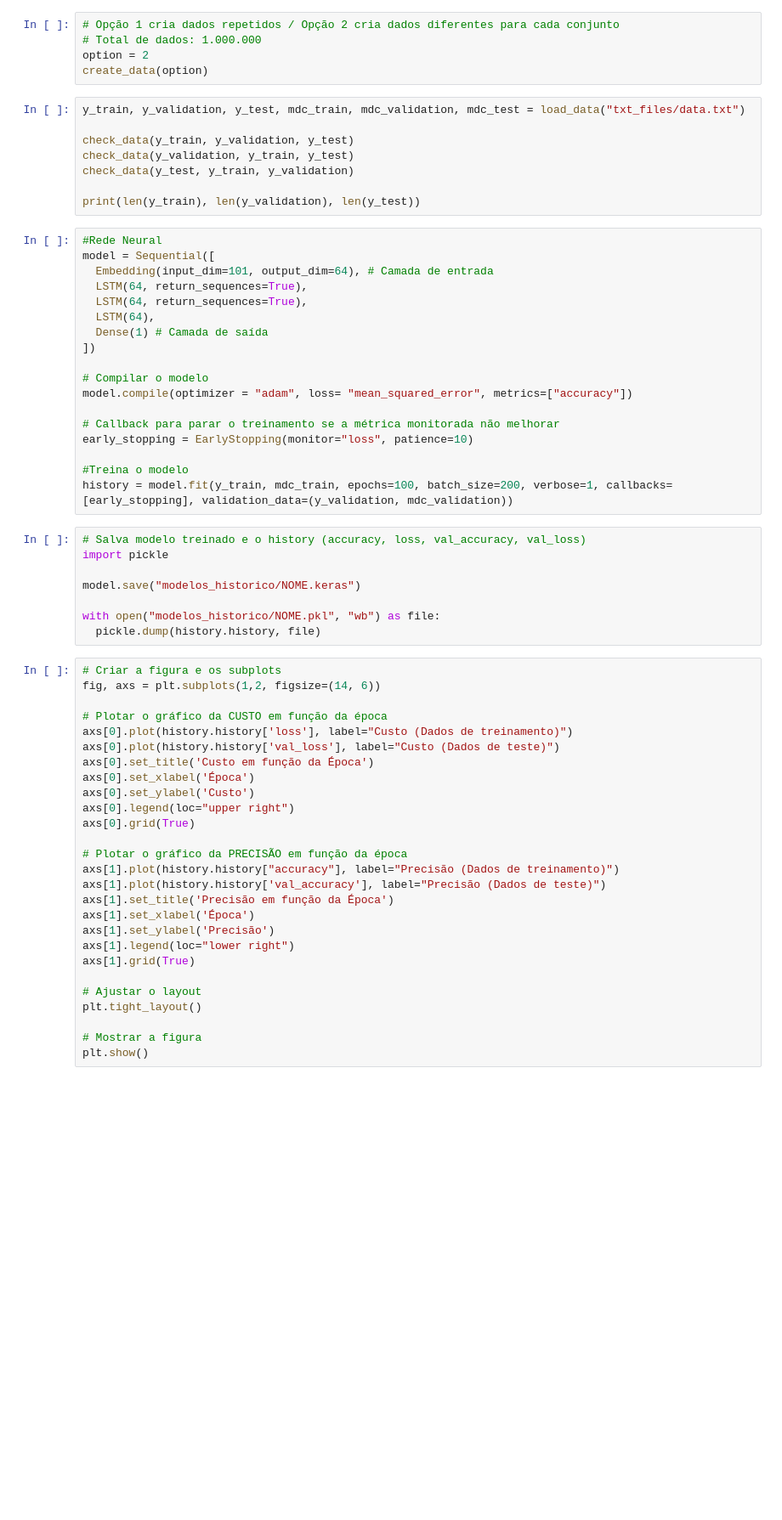
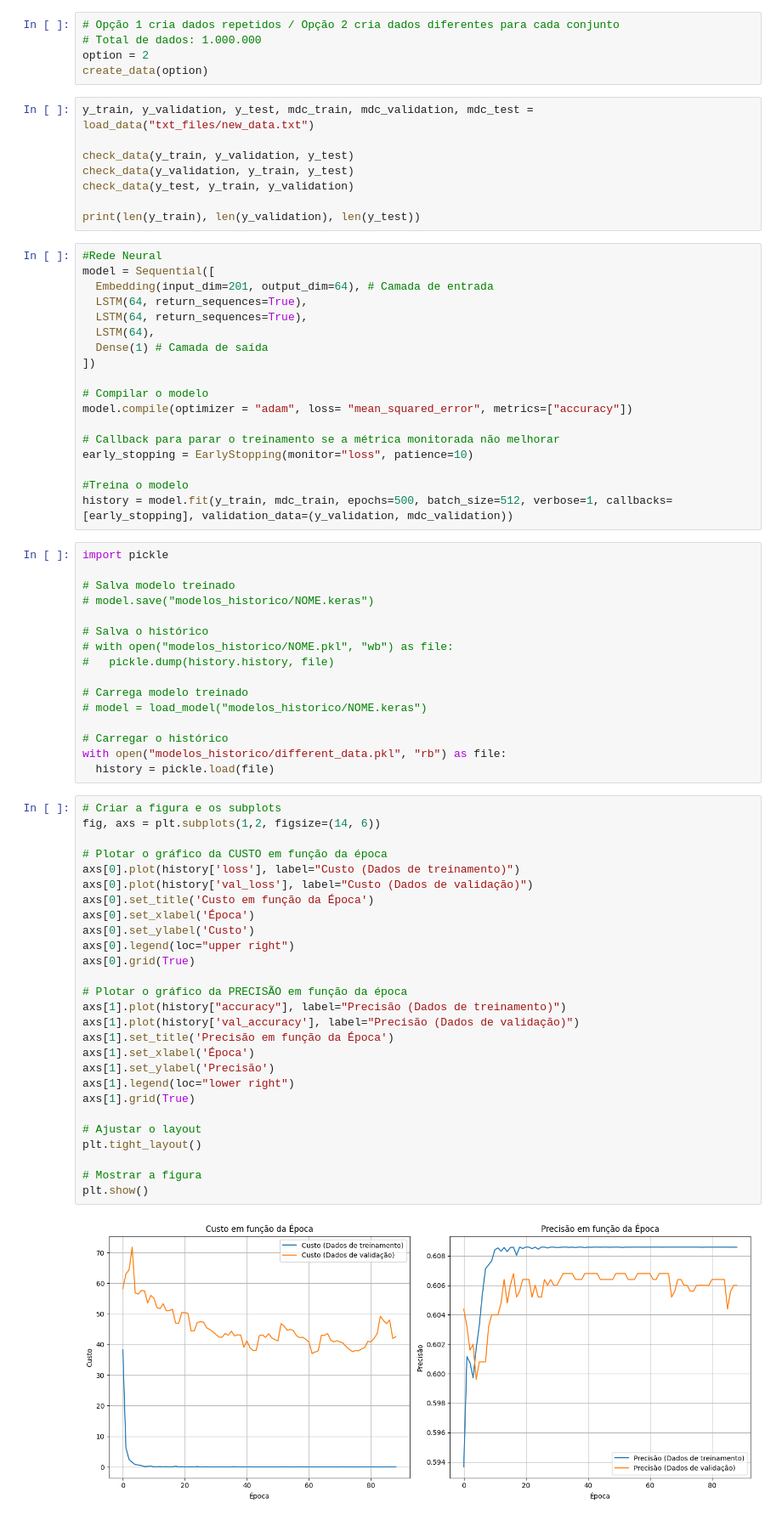
Before and after one commit to ernanimansur/rede-neural-calculo-mdc, a Jupyter notebook: main.ipynb, the cells around one changed output. Shown: that part at 85% size. Cells and saved outputs as stored; diff of their text form; blank space fills up the shorter version.

```diff
--- a/main.ipynb
+++ b/main.ipynb
@@ -89,7 +90,7 @@ def delete_duplicate_ordanate(array):
 option = 2
 create_data(option)
 # %%
-y_train, y_validation, y_test, mdc_train, mdc_validation, mdc_test = load_data("txt_files/data.txt")
+y_train, y_validation, y_test, mdc_train, mdc_validation, mdc_test = load_data("txt_files/new_data.txt")
 
 check_data(y_train, y_validation, y_test)
 check_data(y_validation, y_train, y_test)
@@ -99,7 +100,7 @@ print(len(y_train), len(y_validation), len(y_test))
 # %%
 #Rede Neural
 model = Sequential([
-  Embedding(input_dim=101, output_dim=64), # Camada de entrada
+  Embedding(input_dim=201, output_dim=64), # Camada de entrada
   LSTM(64, return_sequences=True),
   LSTM(64, return_sequences=True),
   LSTM(64),
@@ -113,42 +114,52 @@ model.compile(optimizer = "adam", loss= "mean_squared_error", metrics=["accuracy
 early_stopping = EarlyStopping(monitor="loss", patience=10)
 
 #Treina o modelo
-history = model.fit(y_train, mdc_train, epochs=100, batch_size=200, verbose=1, callbacks=[early_stopping], validation_data=(y_validation, mdc_validation))
+history = model.fit(y_train, mdc_train, epochs=500, batch_size=512, verbose=1, callbacks=[early_stopping], validation_data=(y_validation, mdc_validation))
 # %%
-# Salva modelo treinado e o history (accuracy, loss, val_accuracy, val_loss)
 import pickle
 
-model.save("modelos_historico/NOME.keras")
+# Salva modelo treinado
+# model.save("modelos_historico/NOME.keras")
 
-with open("modelos_historico/NOME.pkl", "wb") as file:
-  pickle.dump(history.history, file)
+# Salva o histórico
+# with open("modelos_historico/NOME.pkl", "wb") as file:
+#   pickle.dump(history.history, file)
+
+# Carrega modelo treinado
+# model = load_model("modelos_historico/NOME.keras")
+
+# Carregar o histórico
+with open("modelos_historico/different_data.pkl", "rb") as file:
+  history = pickle.load(file)
 # %%
 # Criar a figura e os subplots
 fig, axs = plt.subplots(1,2, figsize=(14, 6))
 
 # Plotar o gráfico da CUSTO em função da época
-axs[0].plot(history.history['loss'], label="Custo (Dados de treinamento)")
-axs[0].plot(history.history['val_loss'], label="Custo (Dados de teste)")
+axs[0].plot(history['loss'], label="Custo (Dados de treinamento)")
+axs[0].plot(history['val_loss'], label="Custo (Dados de validação)")
 axs[0].set_title('Custo em função da Época')
 axs[0].set_xlabel('Época')
 axs[0].set_ylabel('Custo')
 axs[0].legend(loc="upper right")
 axs[0].grid(True)
 
 # Plotar o gráfico da PRECISÃO em função da época
-axs[1].plot(history.history["accuracy"], label="Precisão (Dados de treinamento)")
-axs[1].plot(history.history['val_accuracy'], label="Precisão (Dados de teste)")
+axs[1].plot(history["accuracy"], label="Precisão (Dados de treinamento)")
+axs[1].plot(history['val_accuracy'], label="Precisão (Dados de validação)")
 axs[1].set_title('Precisão em função da Época')
 axs[1].set_xlabel('Época')
 axs[1].set_ylabel('Precisão')
 axs[1].legend(loc="lower right")
 axs[1].grid(True)
 
 # Ajustar o layout
 plt.tight_layout()
 
 # Mostrar a figura
 plt.show()
+# %% [output]
+[figure, added]
 # %%
 new_y_test = delete_duplicate_ordanate(y_test)
 new_mdc_test = []
```
Also changed, not shown: parts of 4 cells of this notebook, 1 other file.
